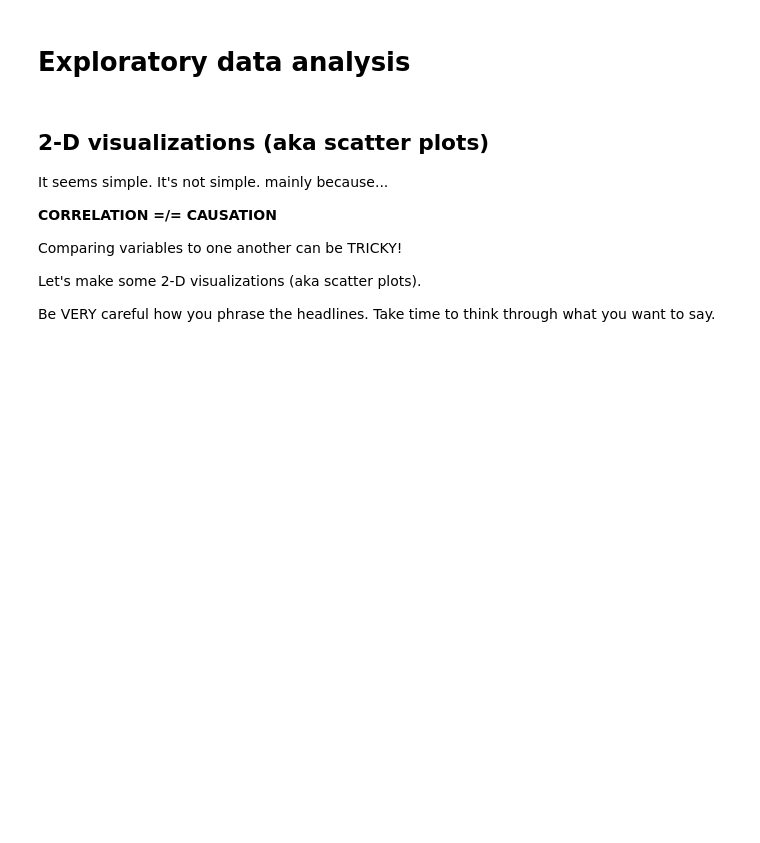
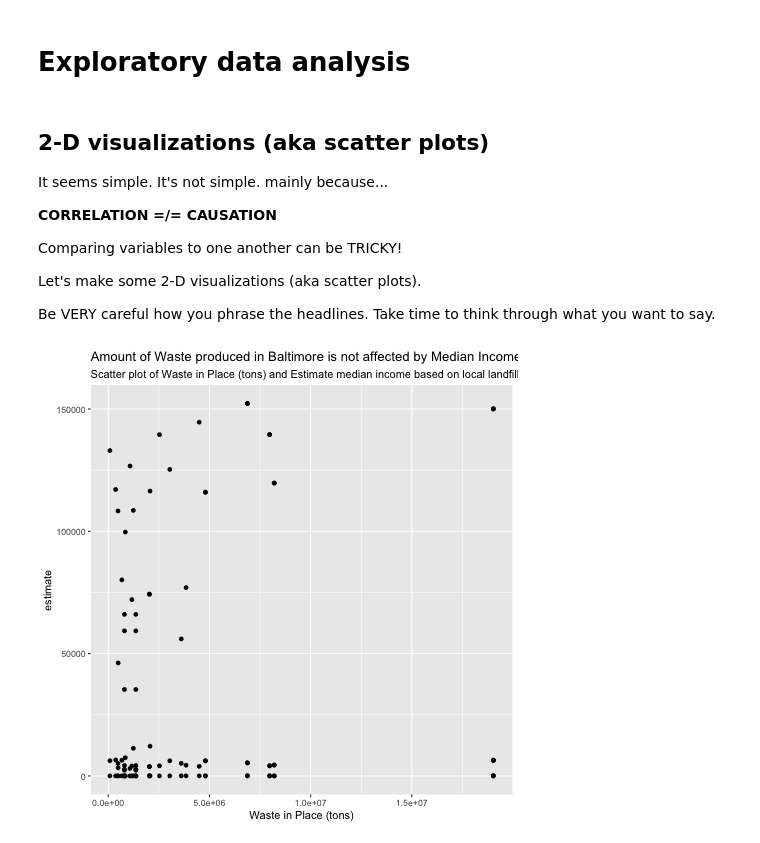
Before and after one commit to katrventura/connect-to-census, a Jupyter notebook: scatterplots.ipynb, the cells around one changed output. Saved outputs shown, nothing was run; the diff lists cells and outputs as text; code cells hidden in the pictures; blank space fills up the shorter version.

```diff
--- a/scatterplots.ipynb
+++ b/scatterplots.ipynb
@@ -118,0 +109,14 @@ Be VERY careful how you phrase the headlines. Take time to think through what yo
+# %%
+%%R
+
+# code for scatter plot 1
+# be sure to include a meaningful title and subtitle
+
+# show Waste in Place (tons) and estimate in scatter plot
+df %>%
+  ggplot(aes(x = `Waste in Place (tons)`, y = `estimate`)) +
+  geom_point() +
+  labs(title = "Amount of Waste produced in Baltimore is not affected by Median Income of its residents",
+       subtitle = "Scatter plot of Waste in Place (tons) and Estimate median income based on local landfill data and census data for 2021")
+# %% [output]
+[figure, added]
```
Also changed, not shown: parts of 7 cells of this notebook, 2 other files.
